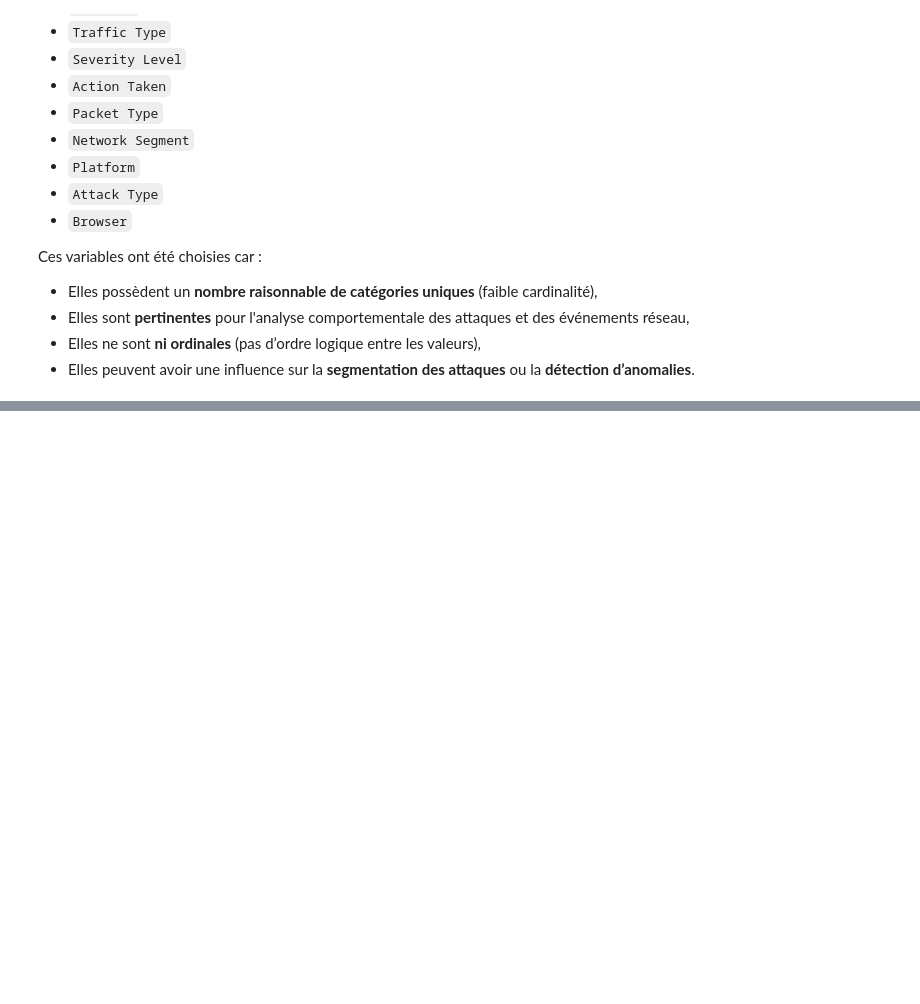
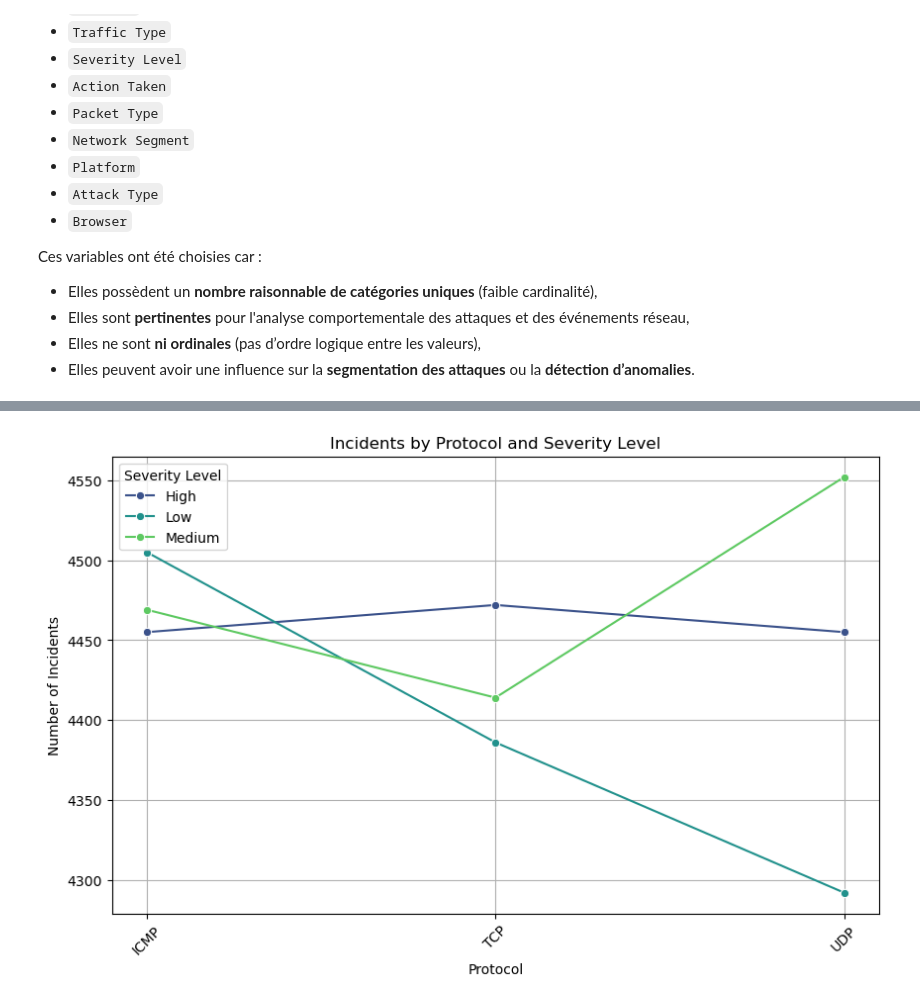
Before and after one commit to Hamzazarai/Data-Mining-Project, a Jupyter notebook: notebooks/CyberAttacks.ipynb, the cells around one changed output, grey strips where cells are left out. Cells and saved outputs as stored; diff of their text form; code cells hidden in the pictures; blank space fills up the shorter version.

```diff
--- a/notebooks/CyberAttacks.ipynb
+++ b/notebooks/CyberAttacks.ipynb
@@ -294,0 +363,35 @@ df_encoded.to_csv(encoded)
+# %%
+import seaborn as sns
+import matplotlib.pyplot as plt
+import pandas as pd
+
+
+protocol_severity = pd.crosstab(df['Protocol'], df['Severity Level'])
+
+
+protocol_severity = protocol_severity.reset_index()
+
+
+protocol_severity_melted = protocol_severity.melt(id_vars='Protocol',
+                                                  value_vars=protocol_severity.columns[1:],
+                                                  var_name='Severity Level',
+                                                  value_name='Count')
+
+
+plt.figure(figsize=(10, 6))
+sns.lineplot(data=protocol_severity_melted, x='Protocol', y='Count', hue='Severity Level',
+             marker='o', palette='viridis')
+
+
+plt.title('Incidents by Protocol and Severity Level')
+plt.xlabel('Protocol')
+plt.ylabel('Number of Incidents')
+plt.xticks(rotation=45)
+plt.grid(True)
+plt.legend(title='Severity Level')
+
+
+plt.savefig('../results/figures/incidents_by_protocol.png', dpi=300, bbox_inches='tight')
+plt.show()
+# %% [output]
+[figure, added]
```
Also changed, not shown: parts of 7 cells of this notebook, 8 other files.
